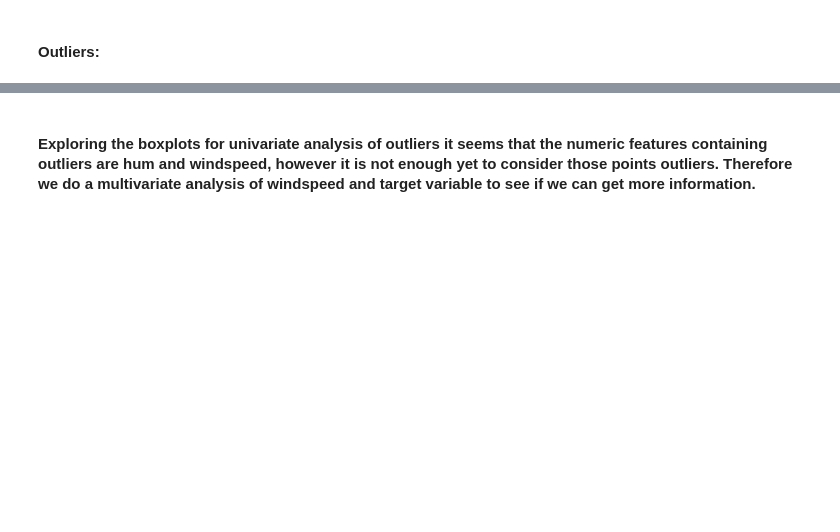
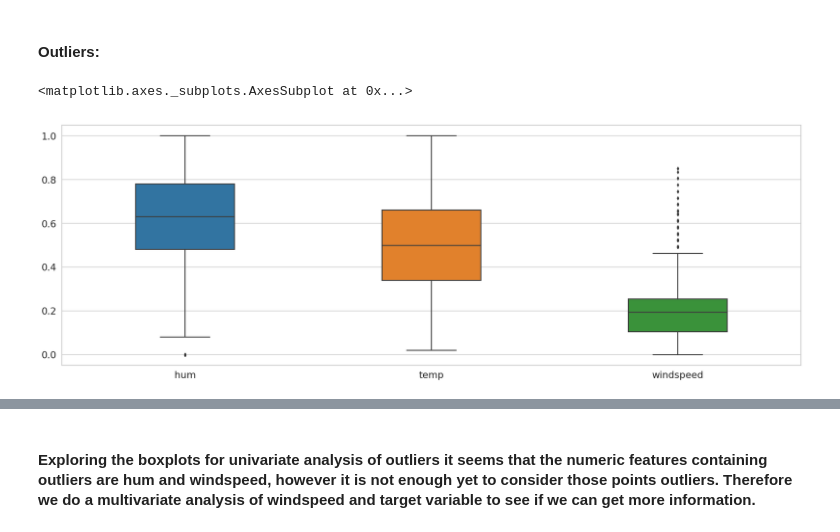
Before and after one commit to daguito81/ml-bikesharing-dask, a Jupyter notebook: notebooks/Bike_sharing_2_D.ipynb, the cells around one changed output, grey strips where cells are left out. Drawn from its saved outputs; the diff is of its cells as text; code cells hidden in the pictures; blank space fills up the shorter version.

```diff
--- a/notebooks/Bike_sharing_2_D.ipynb
+++ b/notebooks/Bike_sharing_2_D.ipynb
@@ -311,4 +518,4 @@ sns.heatmap(correlation,cmap='coolwarm',square=True,center=0,annot=True)
 # %% [markdown]
 ##### As could be seen above atemp and temp are highly correlated so we will only keep temp and drop the atem from the dataset and other side we cannot say that anu other feature is absolutely useless for Predicting the target Variable so we will keep the other numeric features.
 # %%
-df.drop("atemp",1,inplace=True)
+df_p.drop("atemp",1,inplace=True)
@@ -351,3 +624,3 @@ skew(np.sqrt(df.total_bike_rented))
 # %%
-df['total_bike_rented']=np.sqrt(df.total_bike_rented)
-df.head()
+df_p['total_bike_rented']=np.sqrt(df_p.total_bike_rented)
+df_p.head()
@@ -355,6 +645,9 @@ df.head()
 #### Outliers:
 # %%
 fig,ax = plt.subplots()
-sns.boxplot(data=df[['hum',
+sns.boxplot(data=df_p[['hum',
                           'temp',
                           'windspeed']],ax=ax,width=0.4)
+# %% [output]
+<matplotlib.axes._subplots.AxesSubplot at 0x...>
+[figure, added]
```
Also changed, not shown: parts of 63 cells of this notebook.
